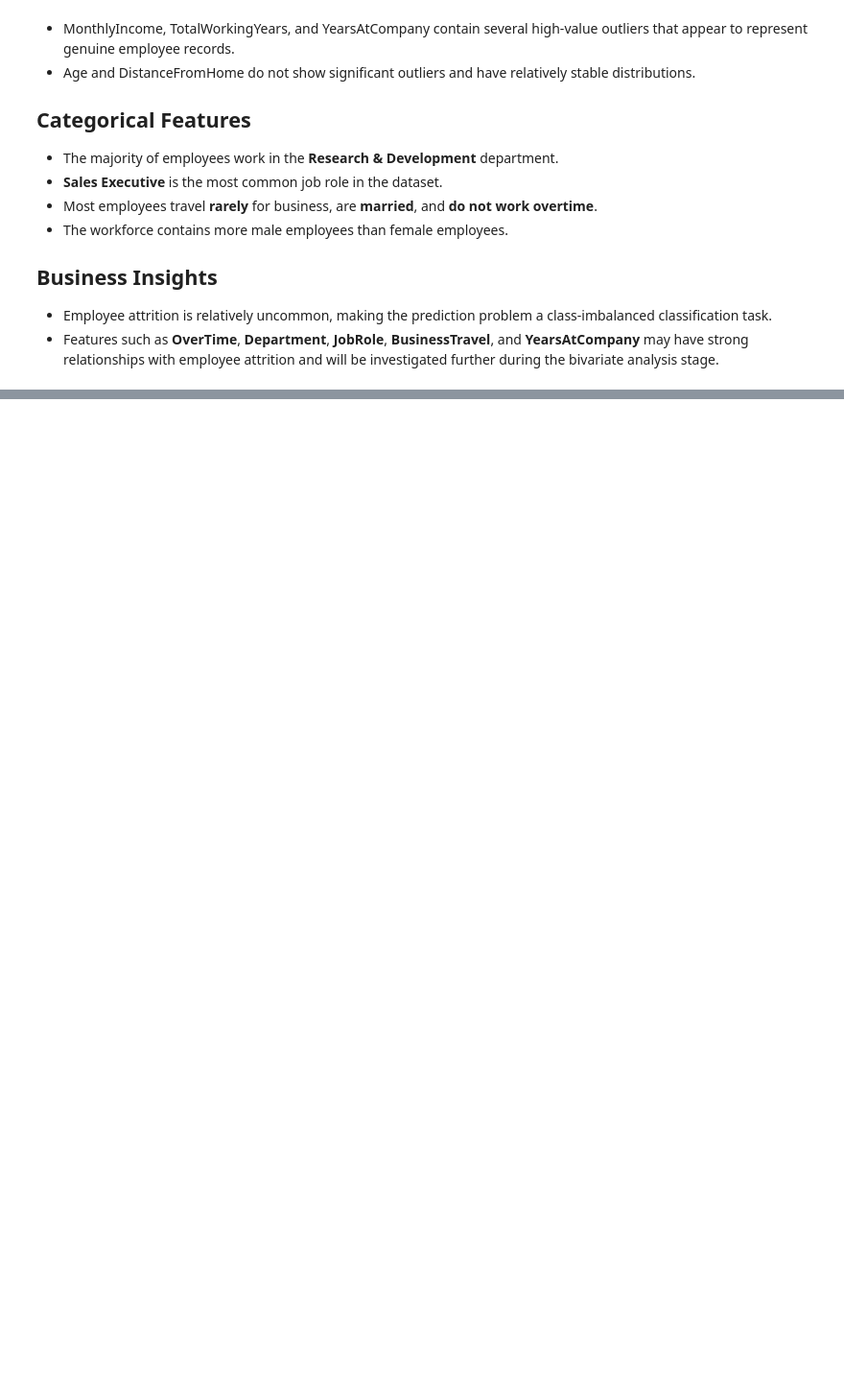
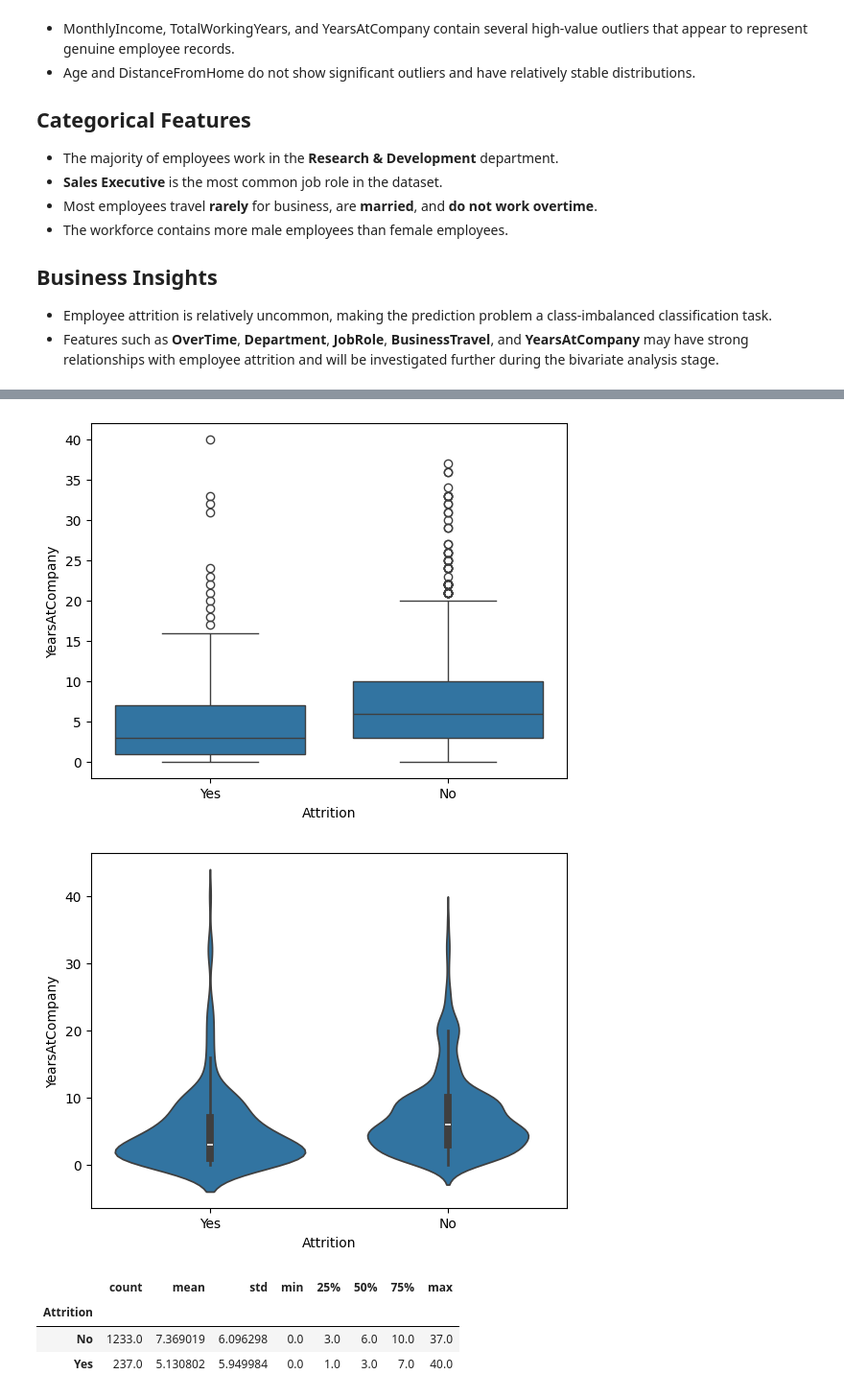
Before and after one commit to Somrat390/Employee-Attrition-Prediction-Platform, a Jupyter notebook: Notebooks/1_business_understanding_.ipynb, the cells around one changed output, grey strips where cells are left out. Shown at 96% size. Cells and saved outputs as stored; diff of their text form; code cells hidden in the pictures; blank space fills up the shorter version.

```diff
--- a/Notebooks/1_business_understanding_.ipynb
+++ b/Notebooks/1_business_understanding_.ipynb
@@ -689,0 +764,14 @@ Overtime is often associated with increased workload and employee stress. It is
+# %%
+sns.boxplot(x='Attrition',y='YearsAtCompany',data=df)
+plt.show()
+sns.violinplot(x='Attrition',y='YearsAtCompany',data=df)
+plt.show()
+
+df.groupby("Attrition")['YearsAtCompany'].describe()
+# %% [output]
+[figure, added]
+[figure, added]
+|  | count | mean | std | min | 25% | 50% | 75% | max |
+| Attrition |  |  |  |  |  |  |  |  |
+| No | 1233.0 | 7.369019 | 6.096298 | 0.0 | 3.0 | 6.0 | 10.0 | 37.0 |
+| Yes | 237.0 | 5.130802 | 5.949984 | 0.0 | 1.0 | 3.0 | 7.0 | 40.0 |
```
Also changed, not shown: parts of 28 cells of this notebook.
